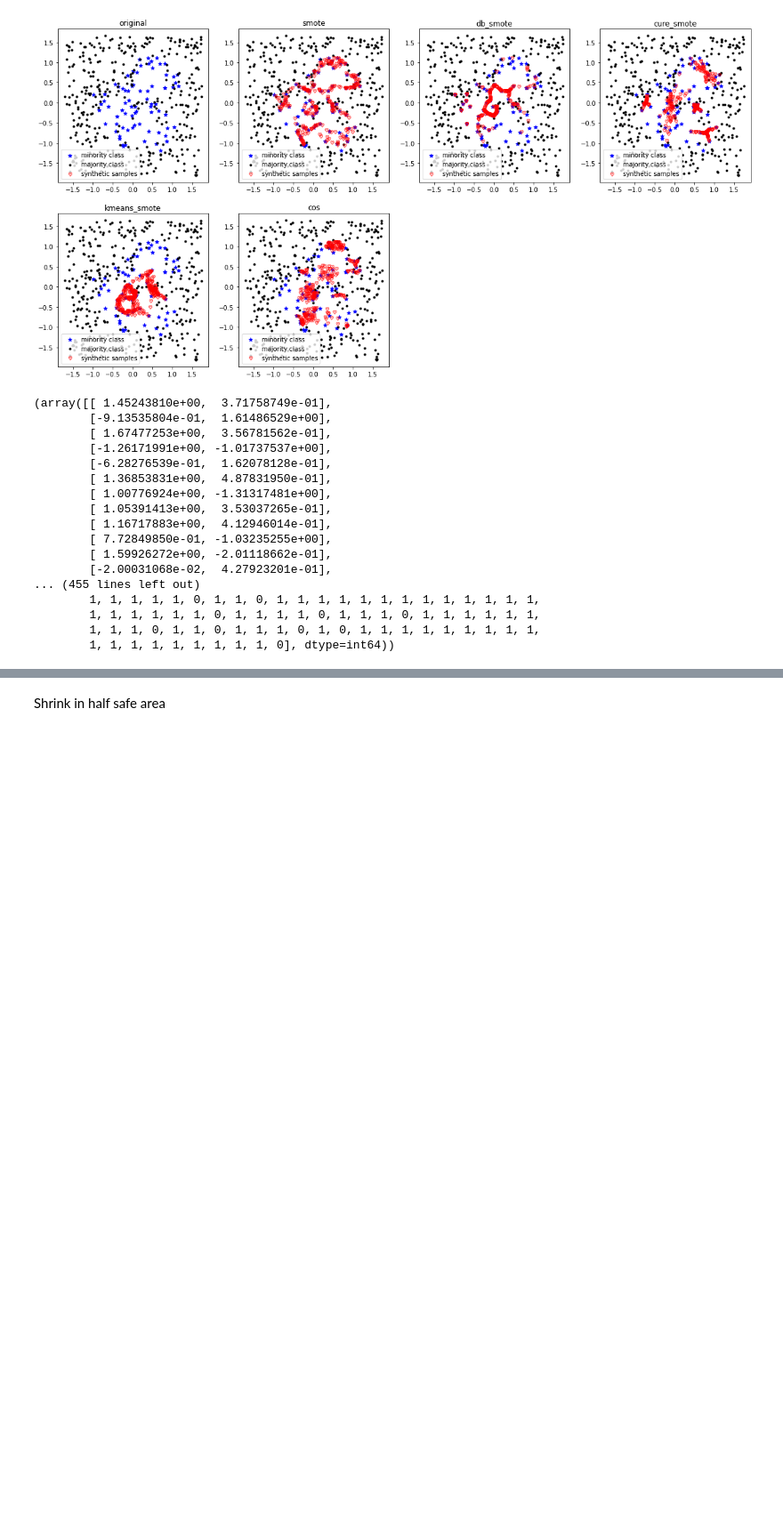
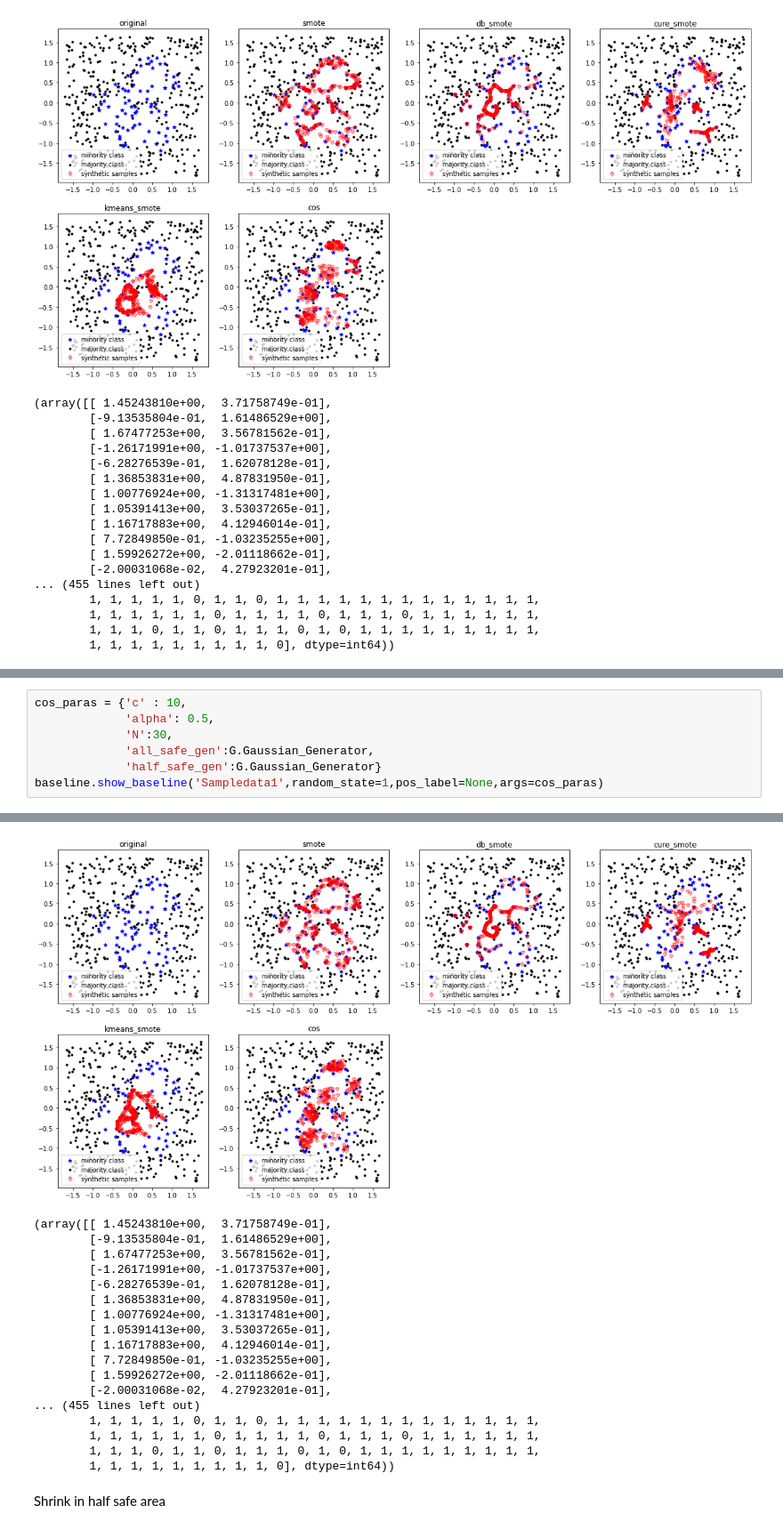
Before and after one commit to ghostqriver/AROSS, a Jupyter notebook: 10.9 Baseline implementation.ipynb, the cells around one changed output, grey strips where cells are left out. Shown at 89% size. Cells and saved outputs as stored; diff of their text form; blank space fills up the shorter version.

```diff
--- a/10.9 Baseline implementation.ipynb
+++ b/10.9 Baseline implementation.ipynb
@@ -242,0 +279,8 @@ baseline.show_baseline_cos('Sampledata_new_1',random_state=1,pos_label=None,args
+# %%
+cos_paras = {'c' : 10,
+             'alpha': 0.5,
+             'N':30,
+             'all_safe_gen':G.Gaussian_Generator,
+             'half_safe_gen':G.Gaussian_Generator}
+baseline.show_baseline('Sampledata1',random_state=1,pos_label=None,args=cos_paras)
+# %% [output]
@@ -243,3 +300,21 @@ baseline.show_baseline_cos('Sampledata_new_1',random_state=1,pos_label=None,args
+[figure, added]
+(array([[ 1.45243810e+00,  3.71758749e-01],
+        [-9.13535804e-01,  1.61486529e+00],
+        [ 1.67477253e+00,  3.56781562e-01],
+        [-1.26171991e+00, -1.01737537e+00],
+        [-6.28276539e-01,  1.62078128e-01],
+        [ 1.36853831e+00,  4.87831950e-01],
+        [ 1.00776924e+00, -1.31317481e+00],
+        [ 1.05391413e+00,  3.53037265e-01],
+        [ 1.16717883e+00,  4.12946014e-01],
+        [ 7.72849850e-01, -1.03235255e+00],
+        [ 1.59926272e+00, -2.01118662e-01],
+        [-2.00031068e-02,  4.27923201e-01],
+... (455 lines left out)
+        1, 1, 1, 1, 1, 0, 1, 1, 0, 1, 1, 1, 1, 1, 1, 1, 1, 1, 1, 1, 1, 1,
+        1, 1, 1, 1, 1, 1, 0, 1, 1, 1, 1, 0, 1, 1, 1, 0, 1, 1, 1, 1, 1, 1,
+        1, 1, 1, 0, 1, 1, 0, 1, 1, 1, 0, 1, 0, 1, 1, 1, 1, 1, 1, 1, 1, 1,
+        1, 1, 1, 1, 1, 1, 1, 1, 1, 0], dtype=int64))
 # %% [markdown]
 Shrink in half safe area
 # %%
```
Also changed, not shown: parts of 24 cells of this notebook, 2 other files.
